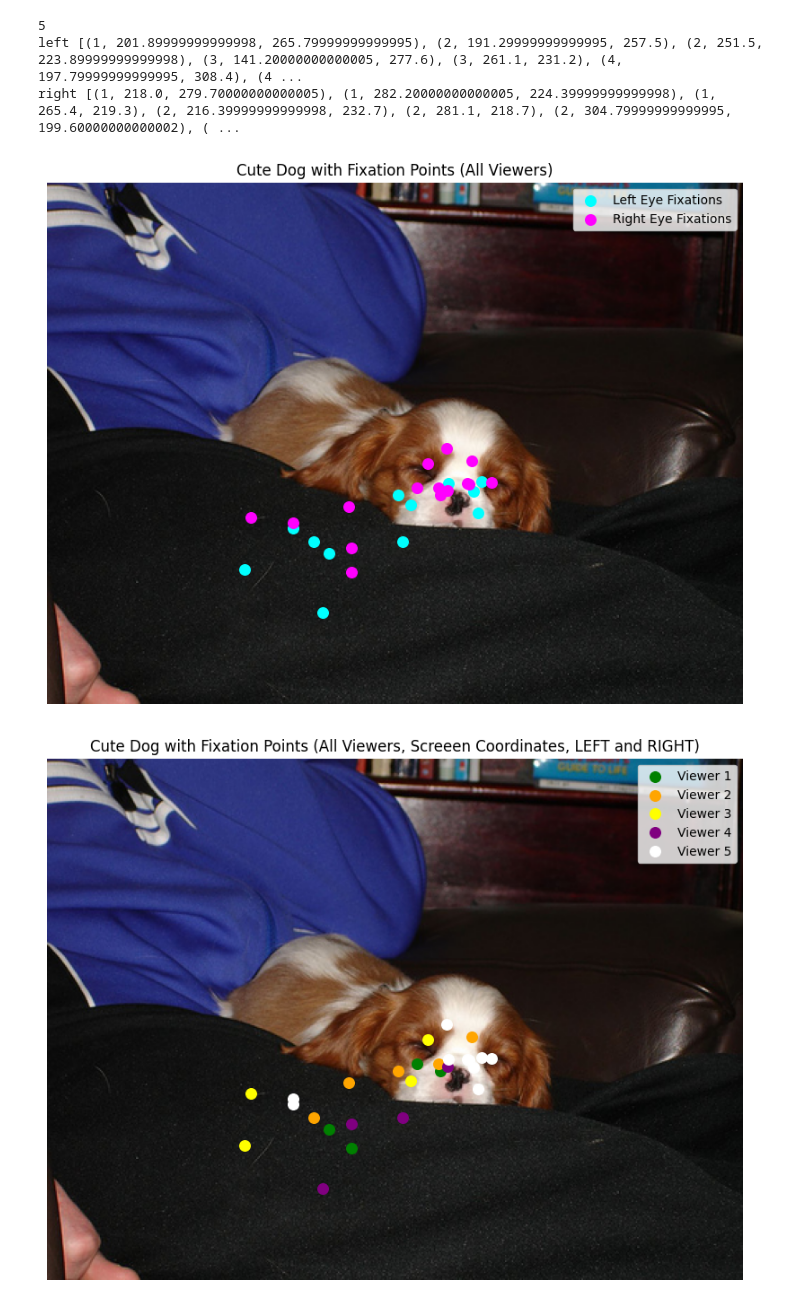
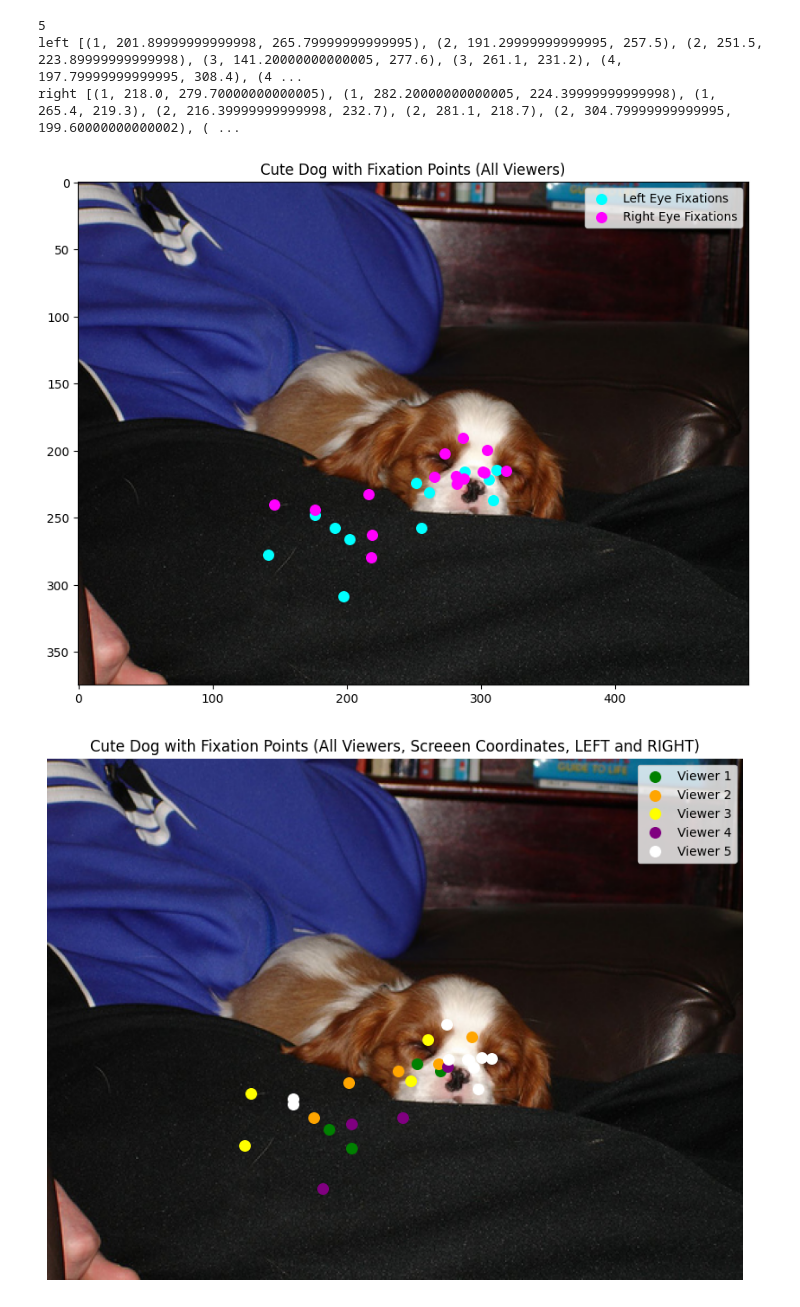
Before and after one commit to reascr/Enhancing-Image-Segmentation-with-Eye-tracking, a Jupyter notebook: exploring-eye-tracking-data-POET.ipynb, the cells around one changed output. Drawn from its saved outputs; the diff is of its cells as text; code cells hidden in the pictures.

```diff
--- a/exploring-eye-tracking-data-POET.ipynb
+++ b/exploring-eye-tracking-data-POET.ipynb
@@ -406,27 +405,26 @@ right [(1, 218.0, 279.70000000000005), (1, 282.20000000000005, 224.3999999999999
 # %%
 # Plot left and right fix points for all viewers
 plt.figure(figsize=(10, 10))
 plt.imshow(img)
 plt.title('Cute Dog with Fixation Points (All Viewers)')
 
 # Extract x, y coordinates for left and right eye fixation points
 if fix_points_all_left:  # Check if there are any left eye points to plot
     left_x = [point[1] for point in fix_points_all_left]  # Extract x coordinates
     left_y = [point[2] for point in fix_points_all_left]  # Extract y coordinates
     plt.scatter(left_x, left_y, color='cyan', label='Left Eye Fixations', s=70)  # Add left eye points
 
 if fix_points_all_right:  # Check if there are any right eye points to plot
     right_x = [point[1] for point in fix_points_all_right]  # Extract x coordinates
     right_y = [point[2] for point in fix_points_all_right]  # Extract y coordinates
     plt.scatter(right_x, right_y, color='magenta', label='Right Eye Fixations', s=70)  # Add right eye points
 
 plt.legend()
-plt.axis('off')
 
 # Show the plot
 plt.show()
 # %% [output]
-[figure, old version]
+[figure, new version]
 # %%
 # plot all data points (not splittet into left and right) for each viewer in a different colour
 
```
Also changed, not shown: parts of 3 cells of this notebook.
